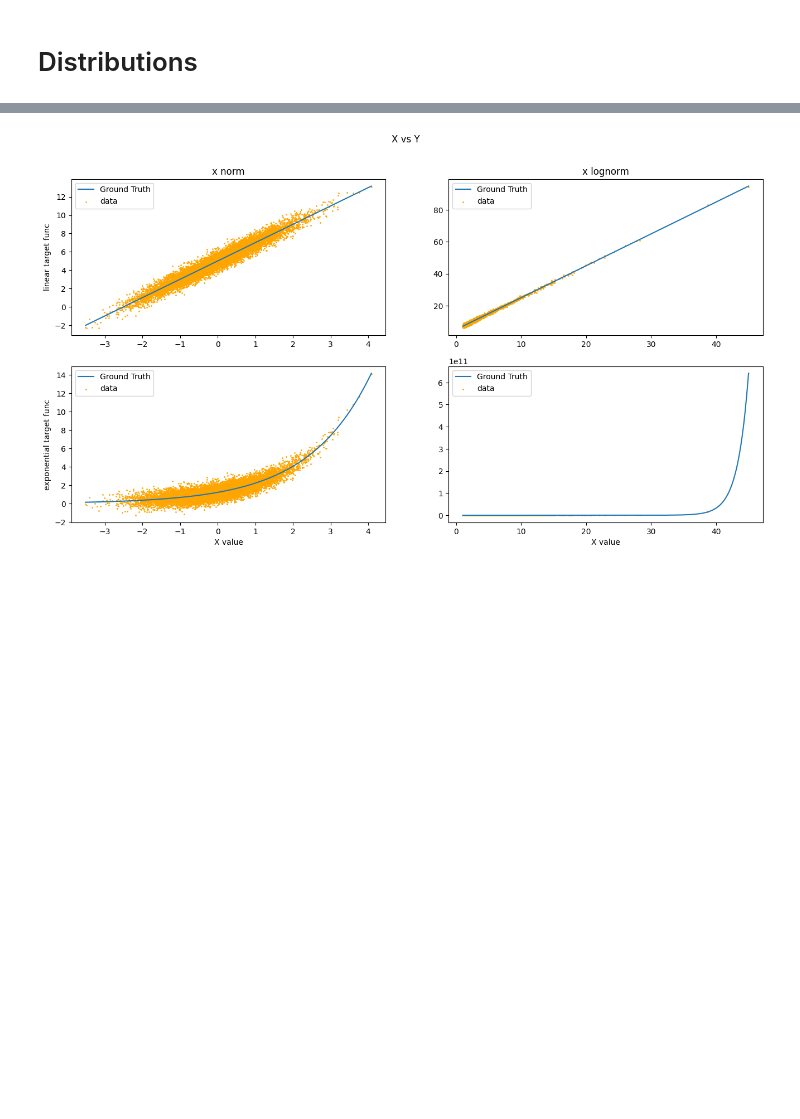
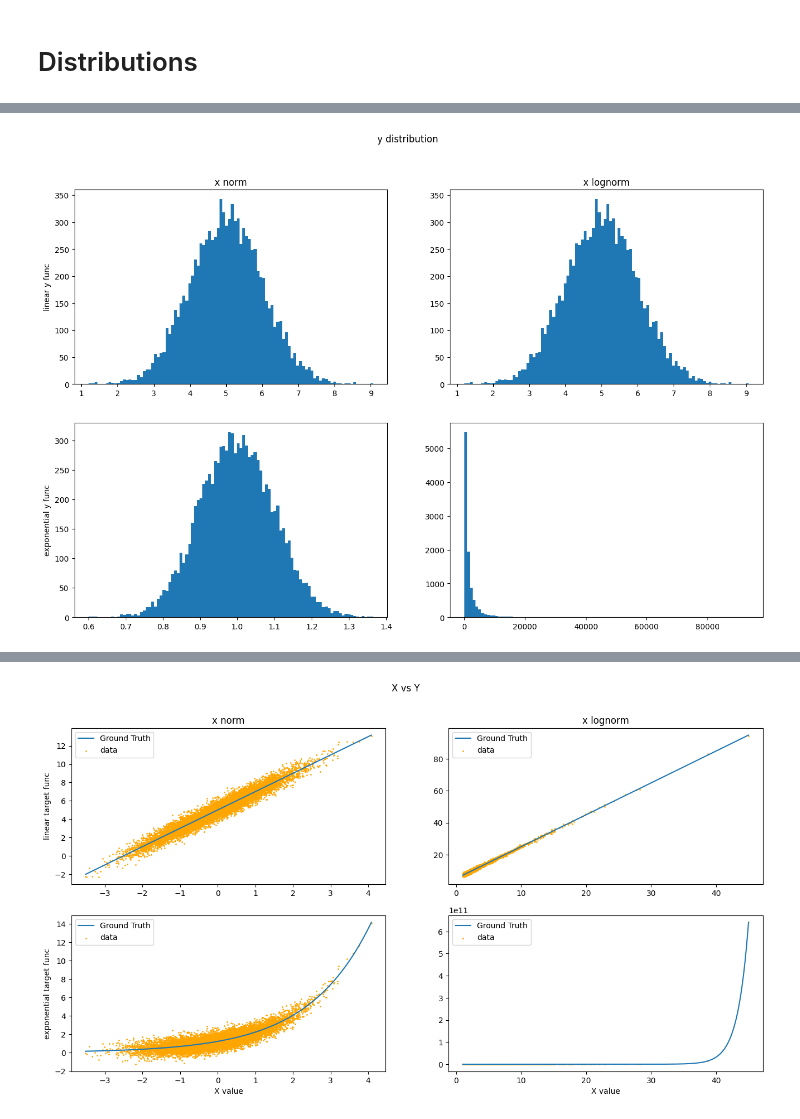
Before and after one commit to Nearpit/BaseEncoding, a Jupyter notebook: plotting.ipynb, the cells around one changed output, grey strips where cells are left out. Saved outputs shown, nothing was run; the diff lists cells and outputs as text; code cells hidden in the pictures; blank space fills up the shorter version.

```diff
--- a/plotting.ipynb
+++ b/plotting.ipynb
@@ -305,3 +320,24 @@ plt.show()
+# %%
+noise = stats.norm.rvs(size=(n_samples, 1), loc=0, scale=0.5)
+lin_func = lambda x, a=0.1, b=0.5: a*x + b
+exp_func = lambda x, a=1.3, b=0.2: np.exp(a*x + b)
+
+fig, ax = plt.subplots(2, 2, figsize=(16, 10))
+for idx in range(2):
+    ax[0, idx].hist(norm, bins=100)
+for idx, y_func in enumerate([lin_func, exp_func]):
+        ax[1, idx].hist(y_func(x), bins=100)
+
+ax[0, 0].set_title('x norm')
+ax[0, 1].set_title('x lognorm')
+
+ax[0, 0].set_ylabel('linear y func')
+ax[1, 0].set_ylabel('exponential y func')
+
+plt.suptitle('y distribution')
+plt.show()
+# %% [output]
+[figure, added]
 # %%
 be_layer = BaseEncoder()
 # %%
```
Also changed, not shown: parts of 17 cells of this notebook, 6 other files.
